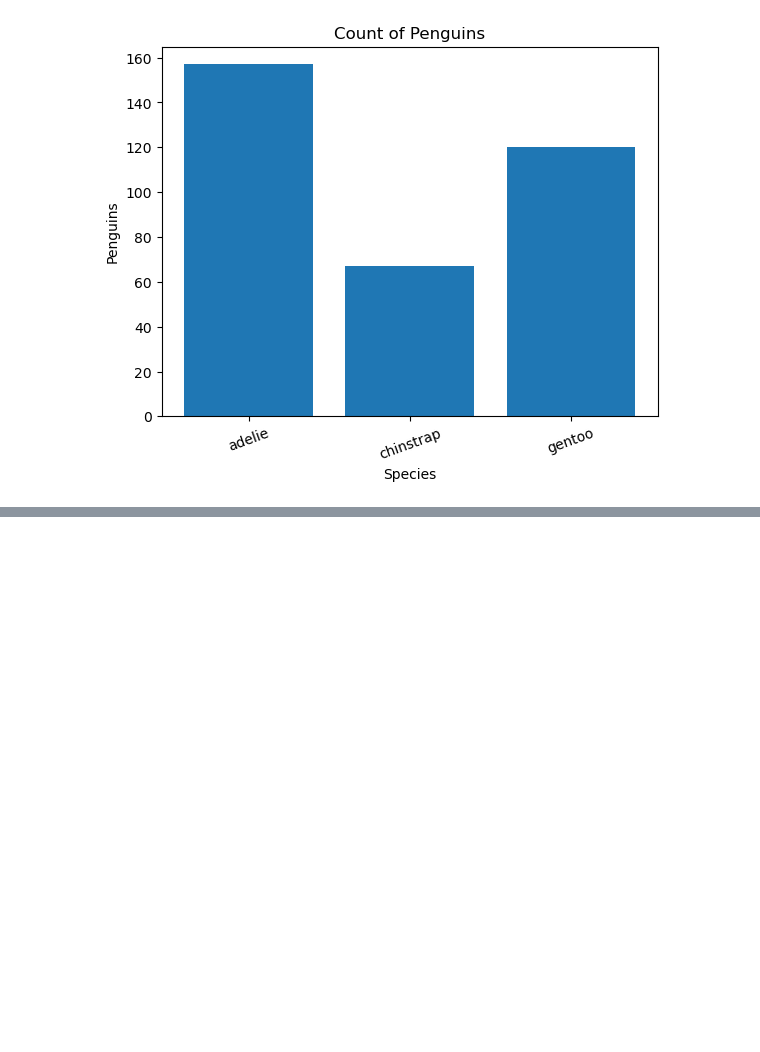
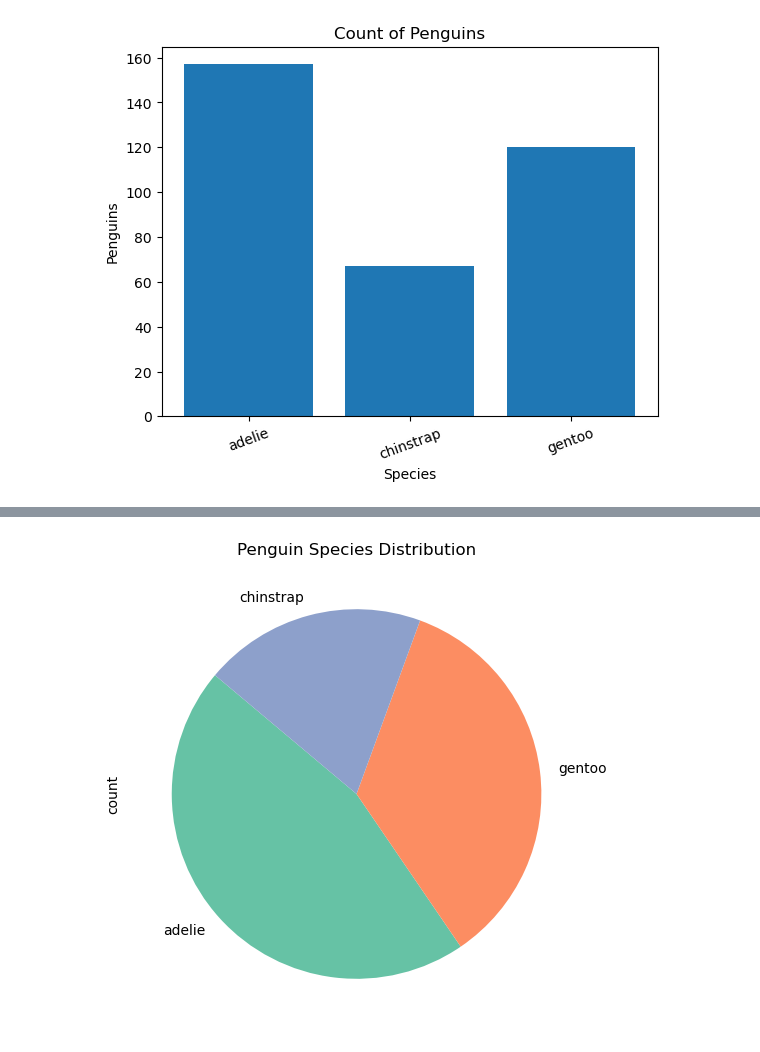
Before and after one commit to Sathwik-50606711/sgolla2_smunukot_assignment1, a Jupyter notebook: sgolla2_smunkot_assignment1_part_1.ipynb, the cells around one changed output, grey strips where cells are left out. Drawn from its saved outputs; the diff is of its cells as text; code cells hidden in the pictures; blank space fills up the shorter version.

```diff
--- a/sgolla2_smunkot_assignment1_part_1.ipynb
+++ b/sgolla2_smunkot_assignment1_part_1.ipynb
@@ -130,0 +164,8 @@ plt.show()
+# %%
+# Task 6: Data Visualization
+species_counts = df['species'].value_counts()
+species_counts.plot.pie(startangle=140, colors=sns.color_palette('Set2'), figsize=(6,6))
+plt.title('Penguin Species Distribution')
+plt.show()
+# %% [output]
+[figure, added]
```
Also changed, not shown: parts of 8 cells of this notebook, 3 other files.
